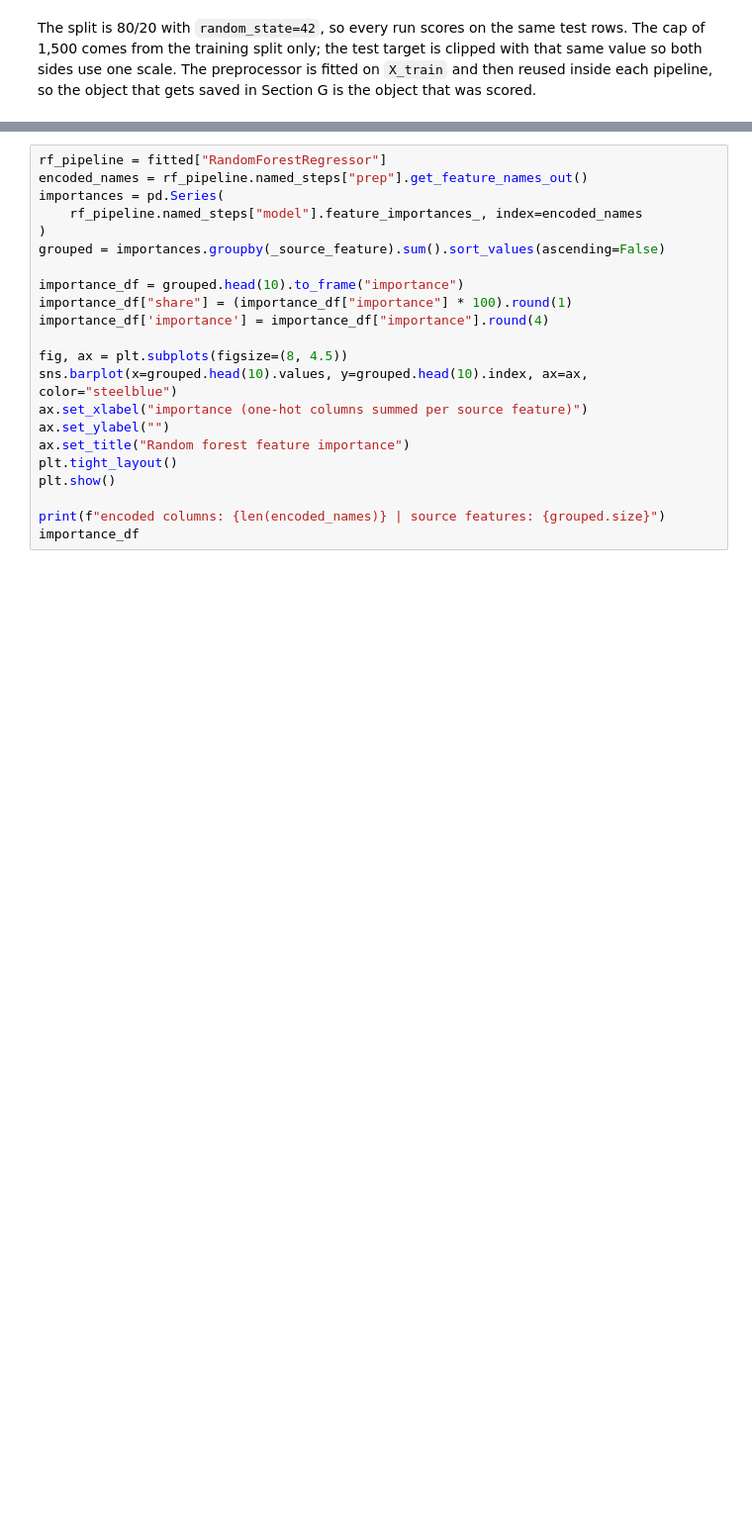
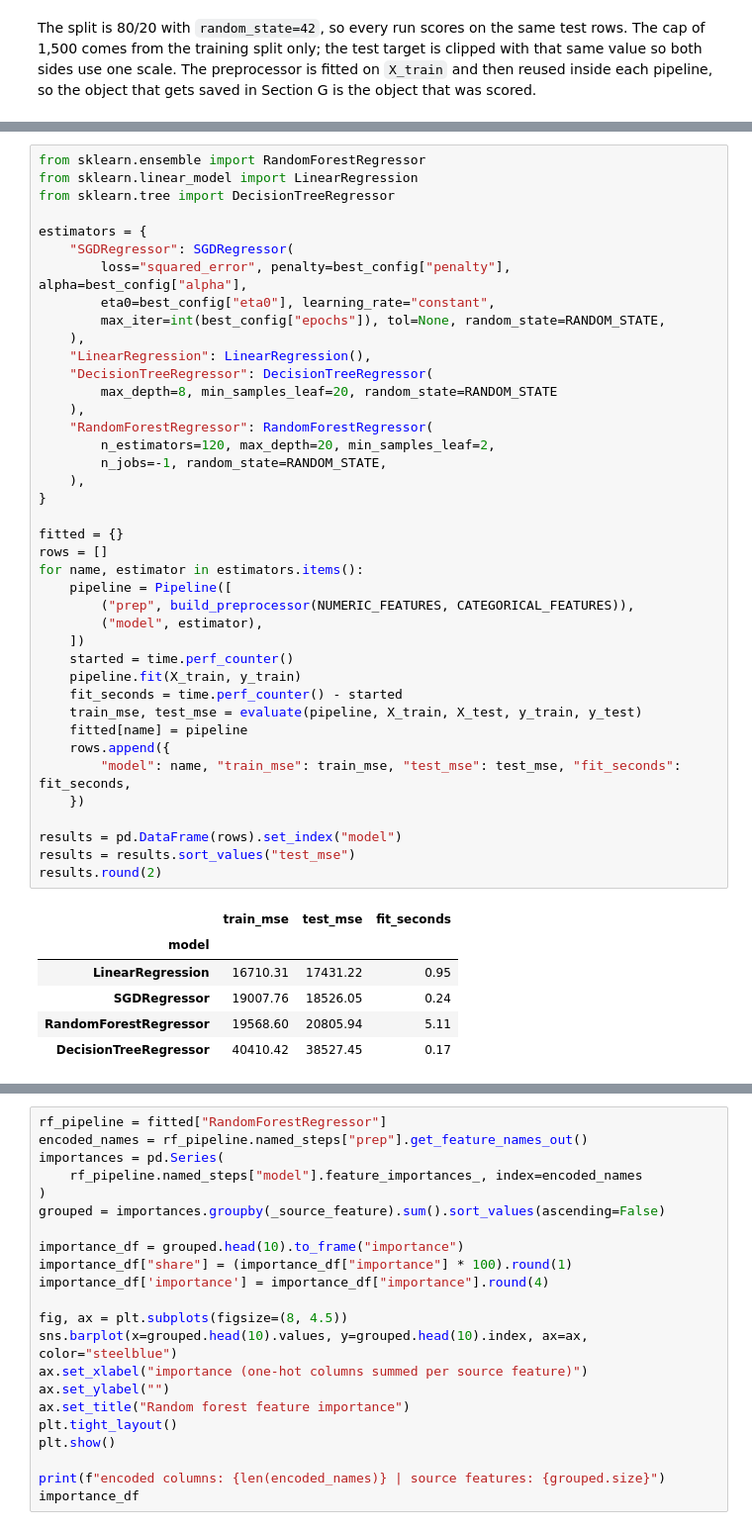
Before and after one commit to elkuradusenge/linear_regression_model, a Jupyter notebook: summative/linear_regression/multivariate.ipynb, the cells around one changed output, grey strips where cells are left out. Shown at 99% size. Drawn from its saved outputs; the diff is of its cells as text; blank space fills up the shorter version.

Commit message:
feat(nb): add SGDRegressor with hyperparameter tuning

```diff
--- a/summative/linear_regression/multivariate.ipynb
+++ b/summative/linear_regression/multivariate.ipynb
@@ -444,0 +431,47 @@ the capped version because it trains in seconds and does not overfit.
+# %%
+from sklearn.ensemble import RandomForestRegressor
+from sklearn.linear_model import LinearRegression
+from sklearn.tree import DecisionTreeRegressor
+
+estimators = {
+    "SGDRegressor": SGDRegressor(
+        loss="squared_error", penalty=best_config["penalty"], alpha=best_config["alpha"],
+        eta0=best_config["eta0"], learning_rate="constant",
+        max_iter=int(best_config["epochs"]), tol=None, random_state=RANDOM_STATE,
+    ),
+    "LinearRegression": LinearRegression(),
+    "DecisionTreeRegressor": DecisionTreeRegressor(
+        max_depth=8, min_samples_leaf=20, random_state=RANDOM_STATE
+    ),
+    "RandomForestRegressor": RandomForestRegressor(
+        n_estimators=120, max_depth=20, min_samples_leaf=2,
+        n_jobs=-1, random_state=RANDOM_STATE,
+    ),
+}
+
+fitted = {}
+rows = []
+for name, estimator in estimators.items():
+    pipeline = Pipeline([
+        ("prep", build_preprocessor(NUMERIC_FEATURES, CATEGORICAL_FEATURES)),
+        ("model", estimator),
+    ])
+    started = time.perf_counter()
+    pipeline.fit(X_train, y_train)
+    fit_seconds = time.perf_counter() - started
+    train_mse, test_mse = evaluate(pipeline, X_train, X_test, y_train, y_test)
+    fitted[name] = pipeline
+    rows.append({
+        "model": name, "train_mse": train_mse, "test_mse": test_mse, "fit_seconds": fit_seconds,
+    })
+
+results = pd.DataFrame(rows).set_index("model")
+results = results.sort_values("test_mse")
+results.round(2)
+# %% [output]
+|  | train_mse | test_mse | fit_seconds |
+| model |  |  |  |
+| LinearRegression | 16710.31 | 17431.22 | 0.95 |
+| SGDRegressor | 19007.76 | 18526.05 | 0.24 |
+| RandomForestRegressor | 19568.60 | 20805.94 | 5.11 |
+| DecisionTreeRegressor | 40410.42 | 38527.45 | 0.17 |
```
Also changed, not shown: parts of 6 cells of this notebook.
